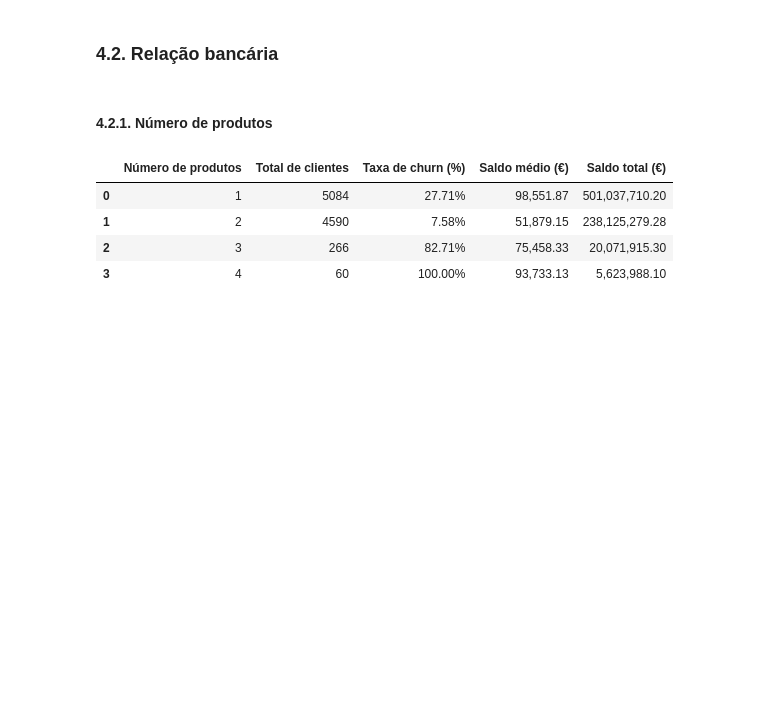
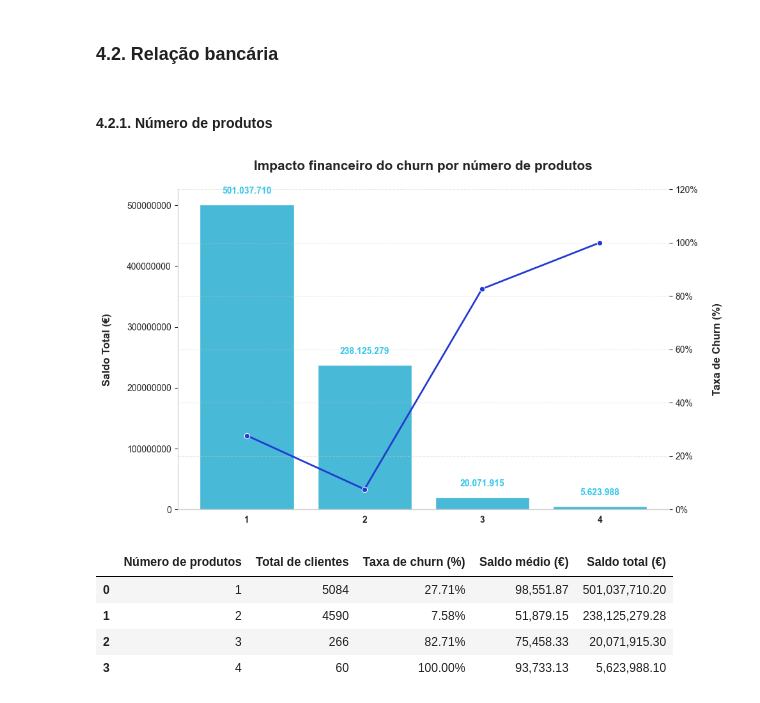
Before and after one commit to emso-exe/Churn_clientes_de_banco, a Jupyter notebook: notebooks/001_analise_exploratoria.ipynb, the cells around one changed output. Cells and saved outputs as stored; diff of their text form; code cells hidden in the pictures; blank space fills up the shorter version.

Commit message:
feat: Adicionado gráficos aos tópicos 4.2.1, 4.2.2, 4.2.3 e 4.2.4.

```diff
--- a/notebooks/001_analise_exploratoria.ipynb
+++ b/notebooks/001_analise_exploratoria.ipynb
@@ -733,4 +734,81 @@ decile_analysis
 ### 4.2. Relação bancária
 # %% [markdown]
 #### 4.2.1. Número de produtos
+# %%
+# Agrupamento por número de produtos (NumOfProducts)
+product_analysis = (
+    df.groupby('NumOfProducts').agg(
+        total_clientes=('Exited','count'),
+        taxa_churn=('Exited','mean'),
+        avg_balance=('Balance','mean'),
+        total_balance=('Balance','sum')
+    ).reset_index()
+)
+
+# Percentual do saldo total
+product_analysis['percentual_saldo'] = product_analysis['total_balance'] / product_analysis['total_balance'].sum() * 100
+
+# Gráfico
+fig, ax1 = plt.subplots(figsize=(10,6))
+
+# Eixo principal - saldo total
+colors = sns.color_palette(['#31c7ed'], n_colors=10)
+sns.barplot(
+    x='NumOfProducts',
+    y='total_balance',
+    data=product_analysis,
+    palette=colors,
+    ax=ax1
+)
+
+# Adicionando os valores nas barras
+for p in ax1.patches:
+    ax1.annotate(
+        f'{int(p.get_height()):,}'.replace(',', '.'),
+        (p.get_x() + p.get_width() / 2, p.get_height()),
+        ha='center', va='bottom',
+        fontsize=10, fontweight='bold',
+        color='#31c7ed',
+        xytext=(0, 10),
+        textcoords='offset points'
+    )
+
+ax1.set_xticklabels(ax1.get_xticklabels(), fontweight='bold')
+ax1.set_xlabel('')
+ax1.set_ylabel('Saldo Total (€)\n', fontsize=12, fontweight='bold')
+ax1.set_title('Impacto financeiro do churn por número de produtos\n', fontsize=15, fontweight='bold')
+
+# Remover as linhas de grade
+ax1.grid(False)
+
+# Posições das barras
+x_positions = range(len(product_analysis))
+
+# Eixo secundário - taxa de churn
+ax2 = ax1.twinx()
+sns.lineplot(
+    x=x_positions,
+    y='taxa_churn',
+    data=product_analysis,
+    color='#223ad2',
+    marker='o',
+    linewidth=2,
+    ax=ax2
+)
+ax2.set_ylabel('\nTaxa de Churn (%)', fontsize=12, fontweight='bold')
+ax2.set_ylim(0, product_analysis['taxa_churn'].max() * 1.2)
+ax2.set_yticklabels([f'{y*100:.0f}%' for y in ax2.get_yticks()])
+
+# Remove notação científica
+ax1.ticklabel_format(style='plain', axis='y')
+
+# Removendo bordas extras
+sns.despine()
+plt.grid(axis='y', linestyle='--', alpha=0.4)
+
+# Exibindo o gráfico
+plt.tight_layout()
+plt.show()
+# %% [output]
+[figure, added]
 # %%
```
Also changed, not shown: parts of 10 cells of this notebook.
